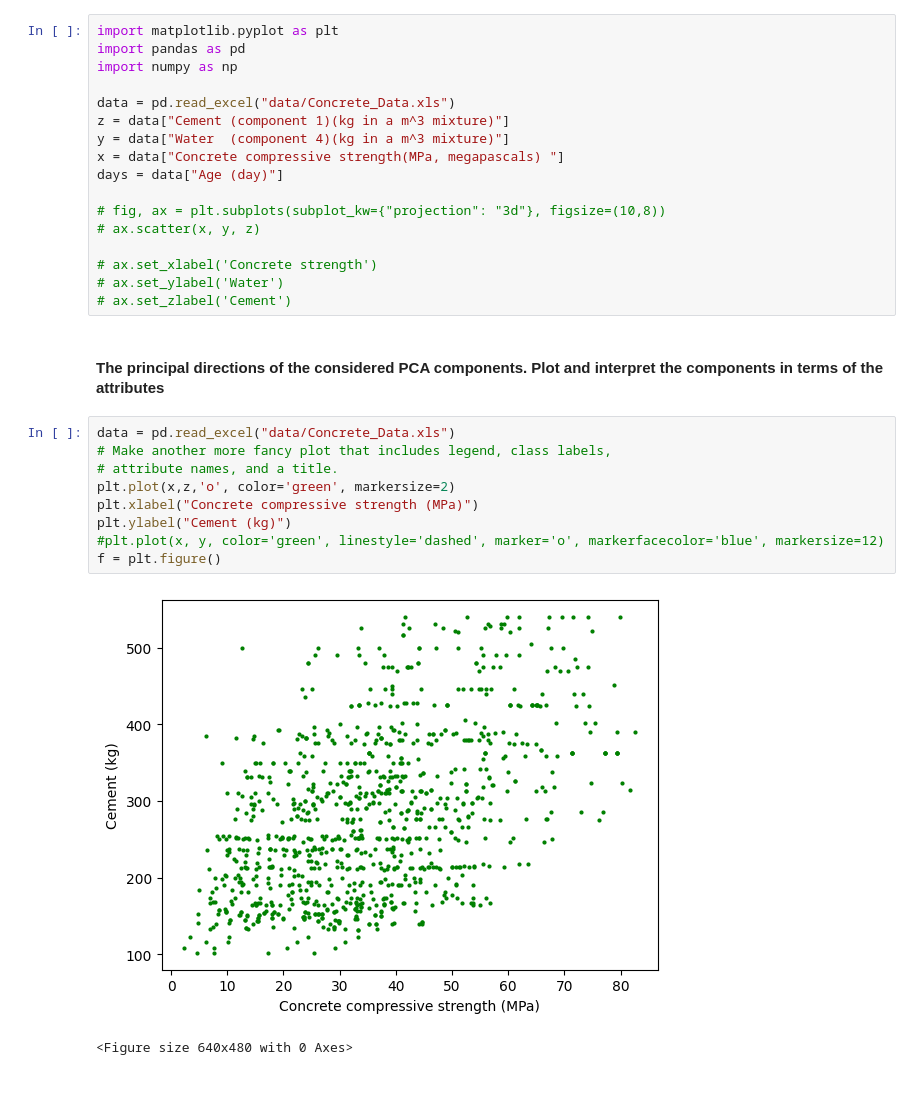
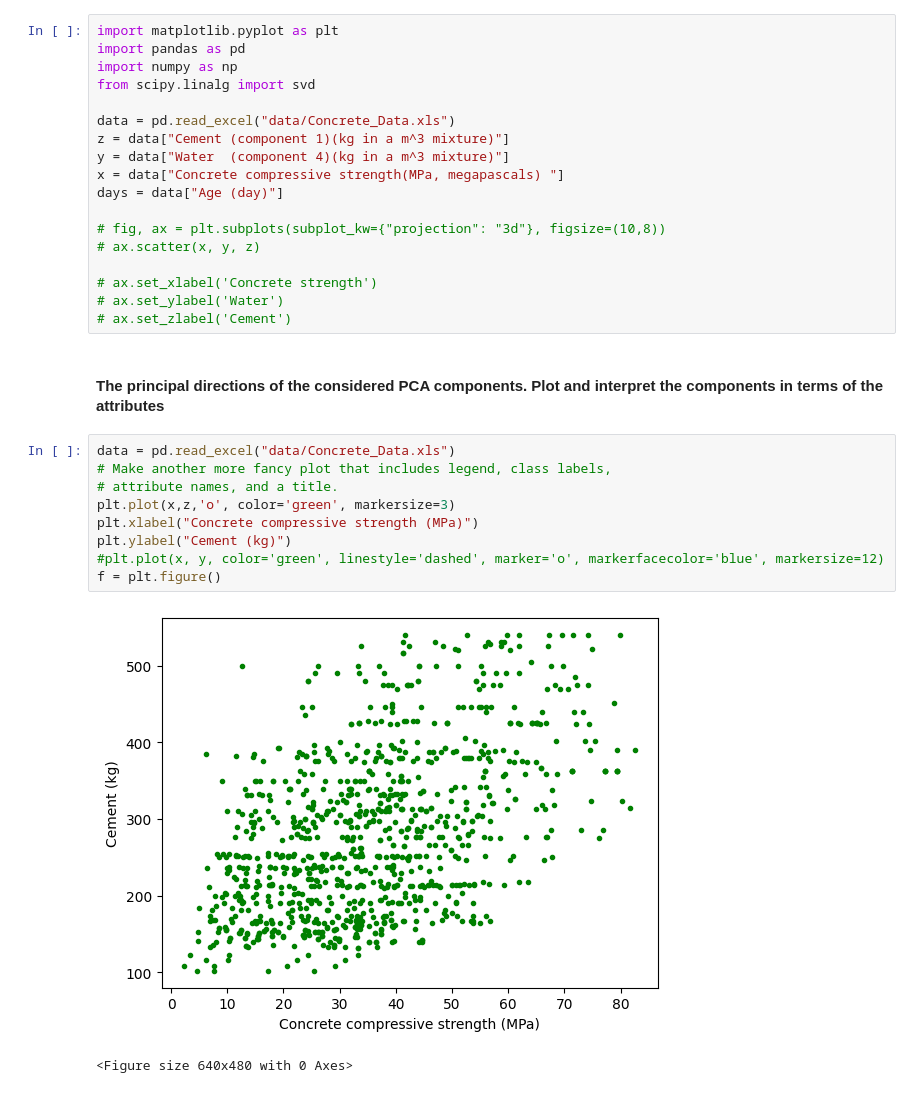
Before and after one commit to bertrambendsen/concrete_compressive_strength, a Jupyter notebook: PCA.ipynb, the cells around one changed output. Saved outputs shown, nothing was run; the diff lists cells and outputs as text.

```diff
--- a/PCA.ipynb
+++ b/PCA.ipynb
@@ -2,6 +2,7 @@
 import matplotlib.pyplot as plt
 import pandas as pd
 import numpy as np
+from scipy.linalg import svd
 
 data = pd.read_excel("data/Concrete_Data.xls")
 z = data["Cement (component 1)(kg in a m^3 mixture)"]
@@ -20,12 +21,12 @@ days = data["Age (day)"]
 # %%
 data = pd.read_excel("data/Concrete_Data.xls")
 # Make another more fancy plot that includes legend, class labels,
 # attribute names, and a title.
-plt.plot(x,z,'o', color='green', markersize=2)
+plt.plot(x,z,'o', color='green', markersize=3)
 plt.xlabel("Concrete compressive strength (MPa)")
 plt.ylabel("Cement (kg)")
 #plt.plot(x, y, color='green', linestyle='dashed', marker='o', markerfacecolor='blue', markersize=12)
 f = plt.figure()
 # %% [output]
-[figure, old version]
+[figure, new version]
 <Figure size 640x480 with 0 Axes>
```
Also changed, not shown: parts of 3 cells of this notebook.
